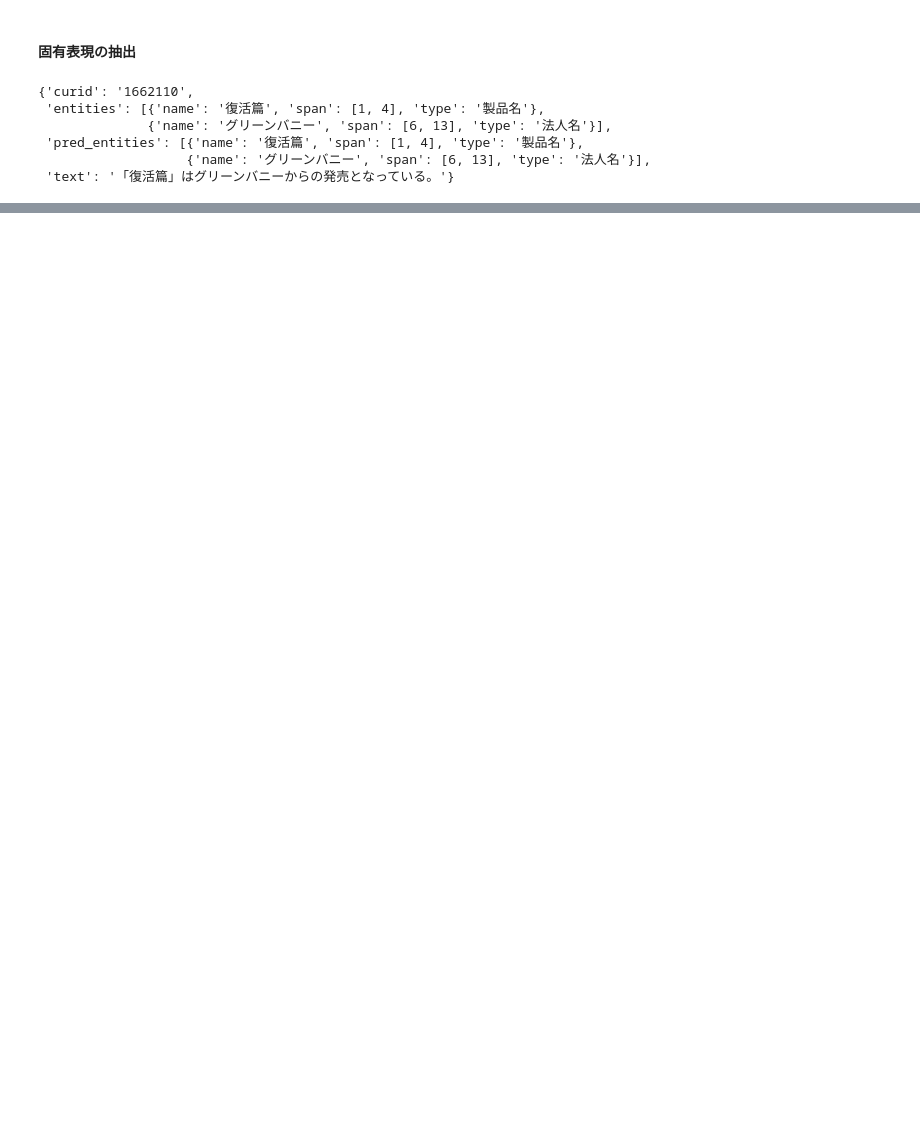
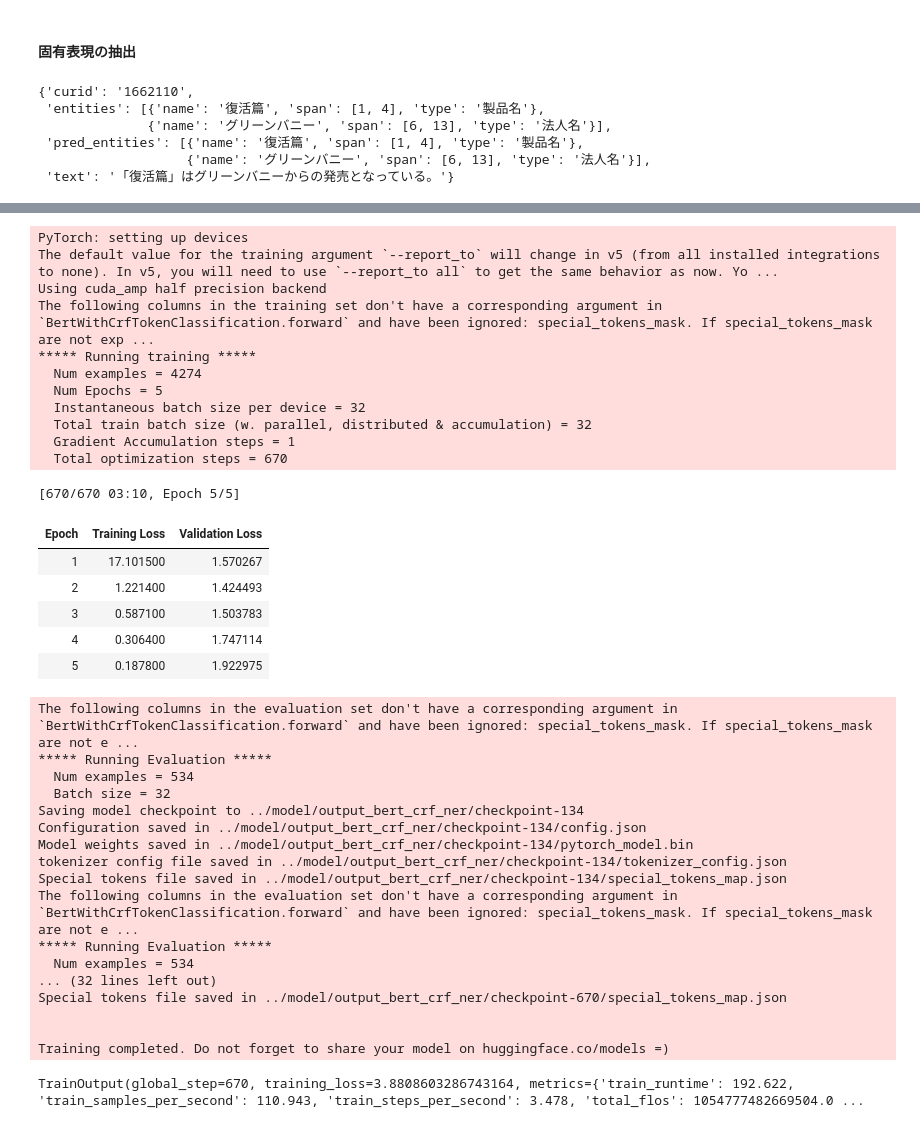
Before and after one commit to SY-256/llm-book, a Jupyter notebook: notebook/chapter6.ipynb, the cells around one changed output, grey strips where cells are left out. Saved outputs shown, nothing was run; the diff lists cells and outputs as text; code cells hidden in the pictures; blank space fills up the shorter version.

```diff
--- a/notebook/chapter6.ipynb
+++ b/notebook/chapter6.ipynb
@@ -632,0 +1065,68 @@ pprint(results[0])
+# %%
+# 乱数シードを再設定
+set_seed(42)
+
+# Trainerに渡す引数を初期化する
+training_args = TrainingArguments(
+    output_dir="../model/output_bert_crf_ner",
+    per_device_train_batch_size=32,
+    per_device_eval_batch_size=32,
+    learning_rate=1e-4,
+    lr_scheduler_type="linear",
+    warmup_ratio=0.1,
+    num_train_epochs=5,
+    evaluation_strategy="epoch",
+    save_strategy="epoch",
+    logging_strategy="epoch",
+    fp16=True,
+)
+
+# Trainerを初期化
+trainer = Trainer(
+    model=model_crf,
+    tokenizer=tokenizer,
+    train_dataset=train_dataset,
+    eval_dataset=validation_dataset,
+    data_collator=data_collator,
+    args=training_args,
+)
+
+# 学習
+trainer.train()
+# %% [output]
+PyTorch: setting up devices
+The default value for the training argument `--report_to` will change in v5 (from all installed integrations to none). In v5, you will need to use `--report_to all` to get the same behavior as now. Yo ...
+Using cuda_amp half precision backend
+The following columns in the training set don't have a corresponding argument in `BertWithCrfTokenClassification.forward` and have been ignored: special_tokens_mask. If special_tokens_mask are not exp ...
+***** Running training *****
+  Num examples = 4274
+  Num Epochs = 5
+  Instantaneous batch size per device = 32
+  Total train batch size (w. parallel, distributed & accumulation) = 32
+  Gradient Accumulation steps = 1
+  Total optimization steps = 670
+[670/670 03:10, Epoch 5/5]
+| Epoch | Training Loss | Validation Loss |
+| 1 | 17.101500 | 1.570267 |
+| 2 | 1.221400 | 1.424493 |
+| 3 | 0.587100 | 1.503783 |
+| 4 | 0.306400 | 1.747114 |
+| 5 | 0.187800 | 1.922975 |
+The following columns in the evaluation set don't have a corresponding argument in `BertWithCrfTokenClassification.forward` and have been ignored: special_tokens_mask. If special_tokens_mask are not e ...
+***** Running Evaluation *****
+  Num examples = 534
+  Batch size = 32
+Saving model checkpoint to ../model/output_bert_crf_ner/checkpoint-134
+Configuration saved in ../model/output_bert_crf_ner/checkpoint-134/config.json
+Model weights saved in ../model/output_bert_crf_ner/checkpoint-134/pytorch_model.bin
+tokenizer config file saved in ../model/output_bert_crf_ner/checkpoint-134/tokenizer_config.json
+Special tokens file saved in ../model/output_bert_crf_ner/checkpoint-134/special_tokens_map.json
+The following columns in the evaluation set don't have a corresponding argument in `BertWithCrfTokenClassification.forward` and have been ignored: special_tokens_mask. If special_tokens_mask are not e ...
+***** Running Evaluation *****
+  Num examples = 534
+... (32 lines left out)
+Special tokens file saved in ../model/output_bert_crf_ner/checkpoint-670/special_tokens_map.json
+
+
+Training completed. Do not forget to share your model on huggingface.co/models =)
+TrainOutput(global_step=670, training_loss=3.8808603286743164, metrics={'train_runtime': 192.622, 'train_samples_per_second': 110.943, 'train_steps_per_second': 3.478, 'total_flos': 1054777482669504.0 ...
```
Also changed, not shown: parts of 26 cells of this notebook, 1 other file.
